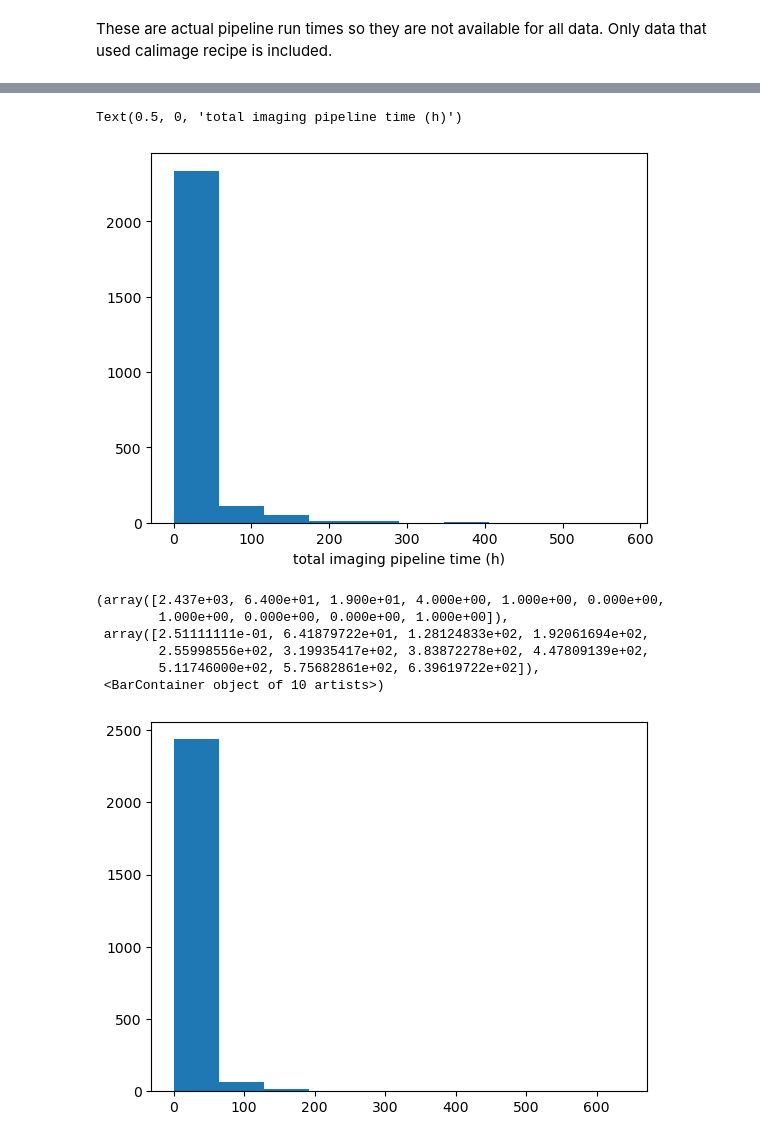
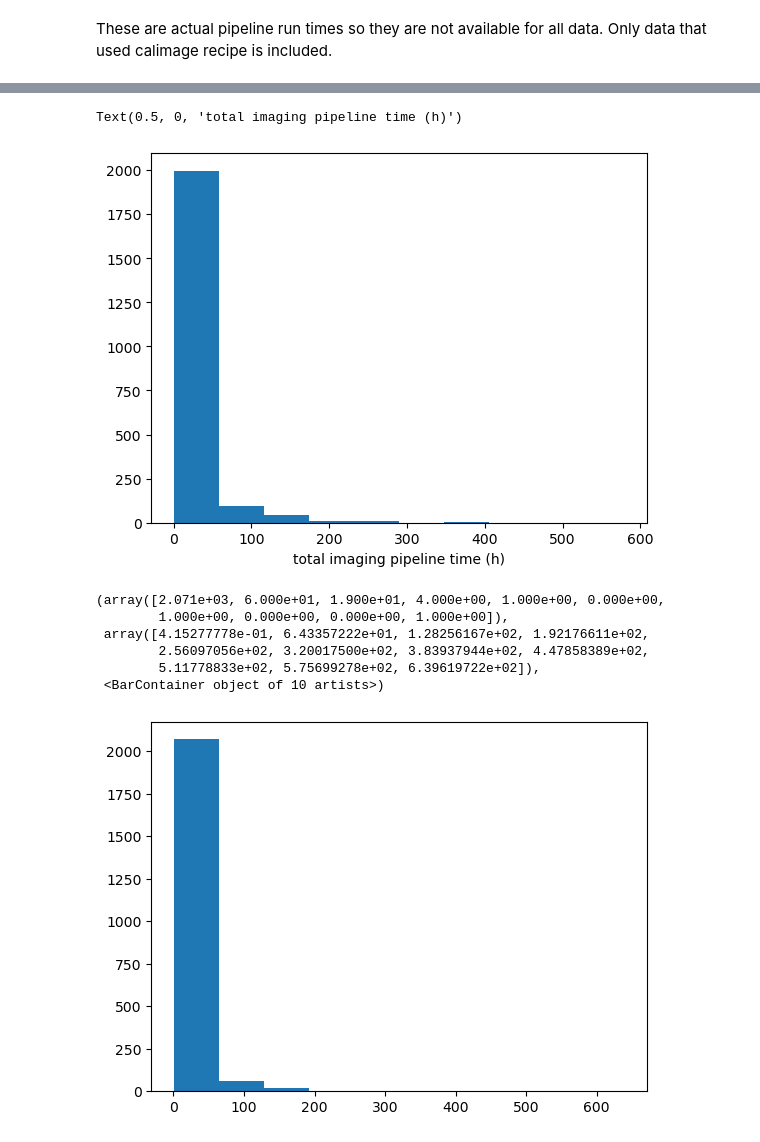
Before and after one commit to aakepley/big-cubes, a Jupyter notebook: WSU_Impact_Example.ipynb, the cells around one changed output, grey strips where cells are left out. Drawn from its saved outputs; the diff is of its cells as text; code cells hidden in the pictures.

```diff
--- a/WSU_Impact_Example.ipynb
+++ b/WSU_Impact_Example.ipynb
@@ -287 +295,4 @@ These are actual pipeline run times so they are not available for all data. Only
+# %%
+idx = (result_c7_mous['procedure'] == 'hifa_calimage') | (result_c7_mous['procedure'] == 'hifa_calimage_renorm')
+c7_calimage = result_c7_mous[idx]
 # %%
@@ -293,17 +304,17 @@ Text(0.5, 0, 'total pipeline time (h)')
 # %%
-plt.hist(result_c7_mous['pl_imgtime'].value.filled(np.nan))
+plt.hist(c7_calimage['pl_imgtime'].value.filled(np.nan))
 plt.xlabel('total imaging pipeline time (h)')
 # %% [output]
 Text(0.5, 0, 'total imaging pipeline time (h)')
-[figure, old version]
+[figure, new version]
 # %%
-plt.hist(result_c7_mous['pl_caltime'].value.filled(np.nan))
+plt.hist(c7_calimage['pl_caltime'].value.filled(np.nan))
 # %% [output]
-(array([2.437e+03, 6.400e+01, 1.900e+01, 4.000e+00, 1.000e+00, 0.000e+00,
+(array([2.071e+03, 6.000e+01, 1.900e+01, 4.000e+00, 1.000e+00, 0.000e+00,
         1.000e+00, 0.000e+00, 0.000e+00, 1.000e+00]),
- array([2.51111111e-01, 6.41879722e+01, 1.28124833e+02, 1.92061694e+02,
-        2.55998556e+02, 3.19935417e+02, 3.83872278e+02, 4.47809139e+02,
-        5.11746000e+02, 5.75682861e+02, 6.39619722e+02]),
+ array([4.15277778e-01, 6.43357222e+01, 1.28256167e+02, 1.92176611e+02,
+        2.56097056e+02, 3.20017500e+02, 3.83937944e+02, 4.47858389e+02,
+        5.11778833e+02, 5.75699278e+02, 6.39619722e+02]),
  <BarContainer object of 10 artists>)
-[figure, old version]
+[figure, new version]
 # %%
```
Also changed, not shown: parts of 12 cells of this notebook, 3 other files.
